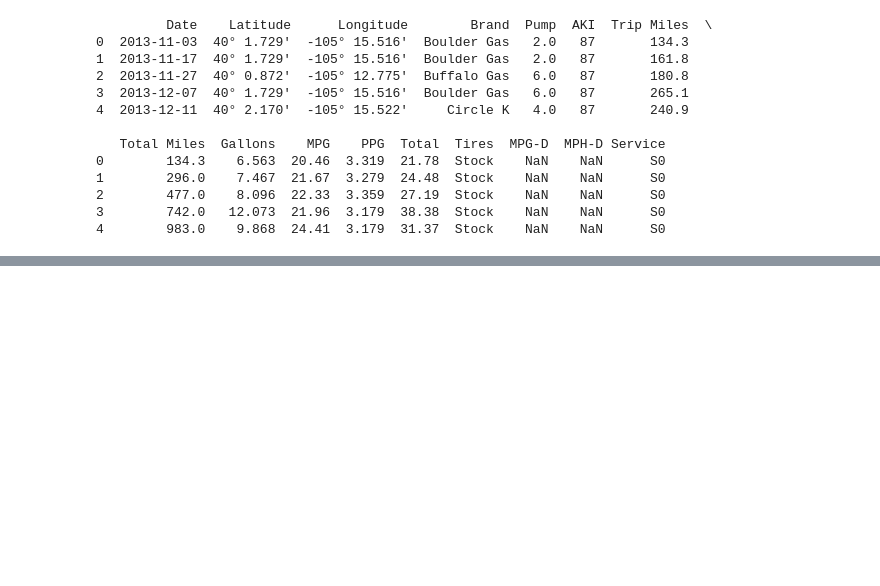
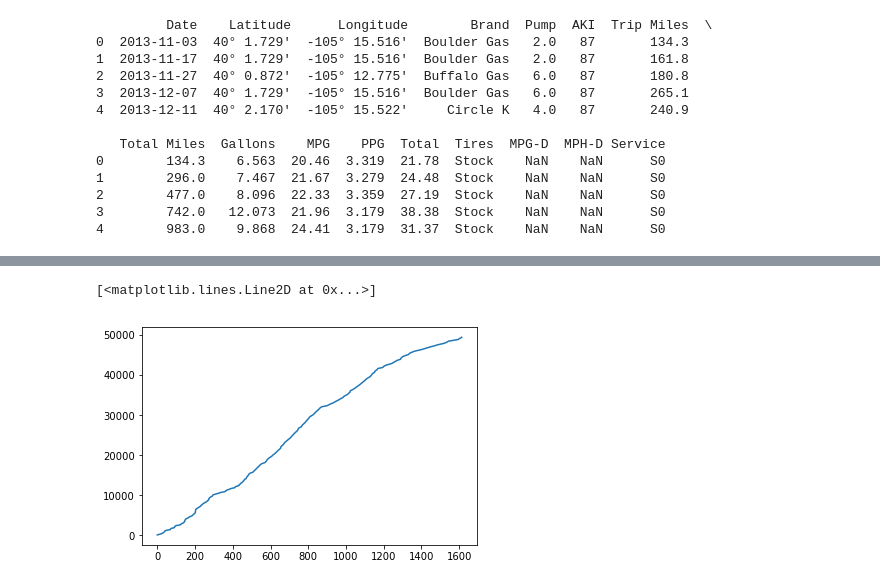
Before and after one commit to DeltaP/mileage, a Jupyter notebook: explore.ipynb, the cells around one changed output, grey strips where cells are left out. Saved outputs shown, nothing was run; the diff lists cells and outputs as text; code cells hidden in the pictures; blank space fills up the shorter version.

```diff
--- a/explore.ipynb
+++ b/explore.ipynb
@@ -108,0 +127,5 @@ from sklearn import linear_model
+# %%
+plt.plot(np.cumsum(df.avg_trip.fillna(138).values))
+# %% [output]
+[<matplotlib.lines.Line2D at 0x...>]
+[figure, added]
```
Also changed, not shown: parts of 16 cells of this notebook, 2 other files.
